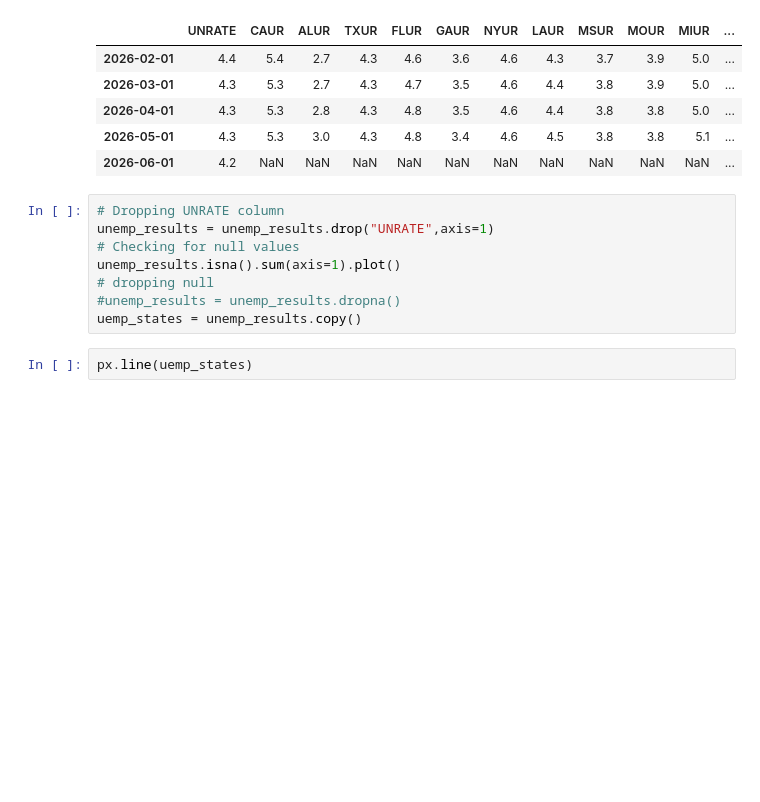
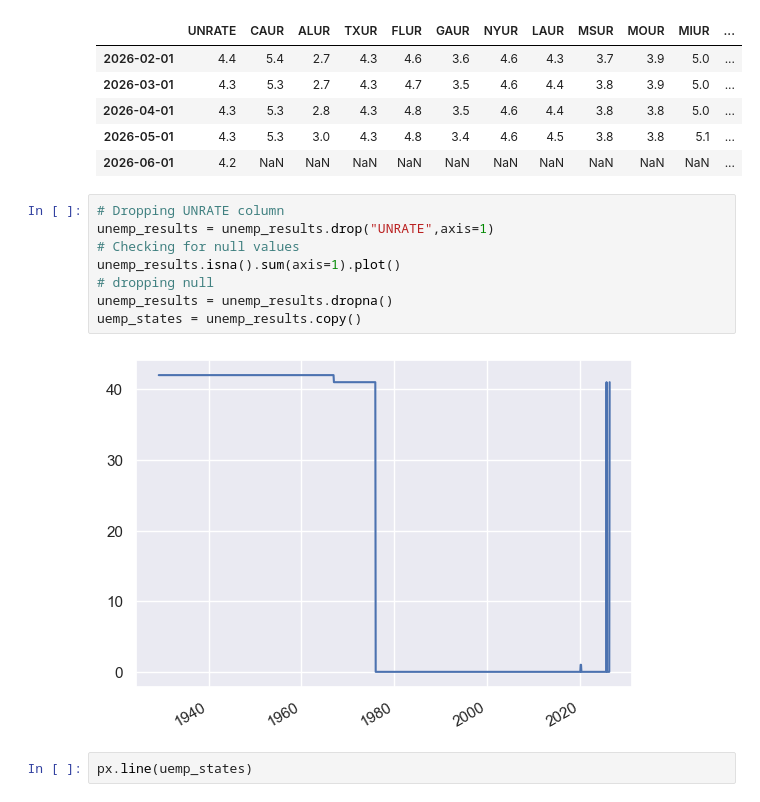
Before and after one commit to LeoTarulli/Fred_API, a Jupyter notebook: Fred.ipynb, the cells around one changed output. Cells and saved outputs as stored; diff of their text form; blank space fills up the shorter version.

```diff
--- a/Fred.ipynb
+++ b/Fred.ipynb
@@ -146,11 +146,13 @@ unemp_results.tail()
 # %%
 # Dropping UNRATE column
 unemp_results = unemp_results.drop("UNRATE",axis=1)
 # Checking for null values
 unemp_results.isna().sum(axis=1).plot()
 # dropping null
-#unemp_results = unemp_results.dropna()
+unemp_results = unemp_results.dropna()
 uemp_states = unemp_results.copy()
+# %% [output]
+[figure, added]
 # %%
 px.line(uemp_states)
 # %% [markdown]
```
Also changed, not shown: parts of 3 cells of this notebook.
